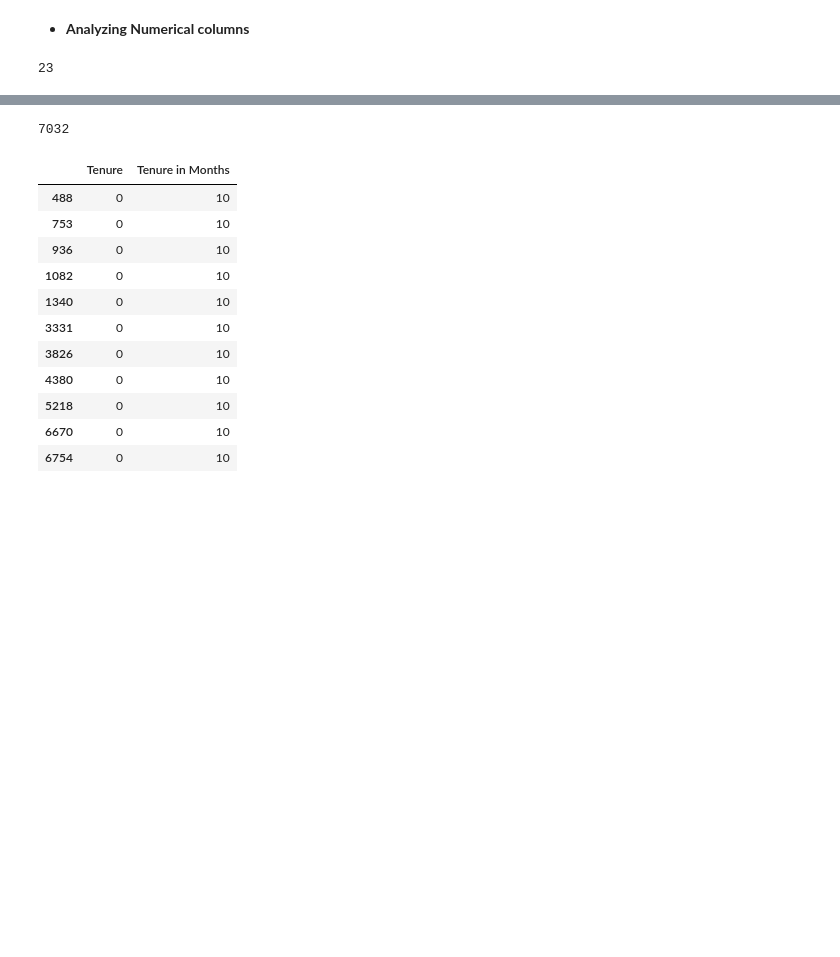
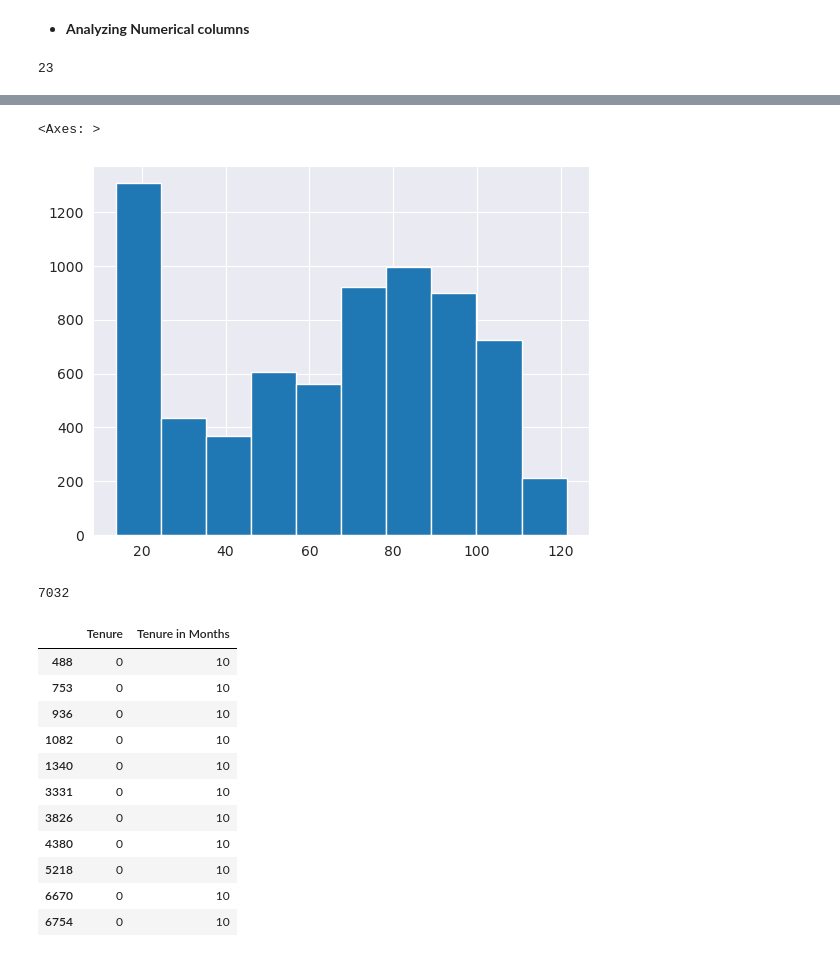
Before and after one commit to Strata-Analytics/ml-aws-machine-learning-competency, a Jupyter notebook: notebooks/1_cust_churn_telco_vsagmaker.ipynb, the cells around one changed output, grey strips where cells are left out. Drawn from its saved outputs; the diff is of its cells as text; code cells hidden in the pictures; blank space fills up the shorter version.

```diff
--- a/notebooks/1_cust_churn_telco_vsagmaker.ipynb
+++ b/notebooks/1_cust_churn_telco_vsagmaker.ipynb
@@ -938,0 +916,5 @@ draw_histograms(df1, num_columns)
+# %%
+(df1['Total Charges']/df1['Tenure in Months']).hist(bins=10)
+# %% [output]
+<Axes: >
+[figure, added]
```
Also changed, not shown: parts of 78 cells of this notebook, 2 other files.
